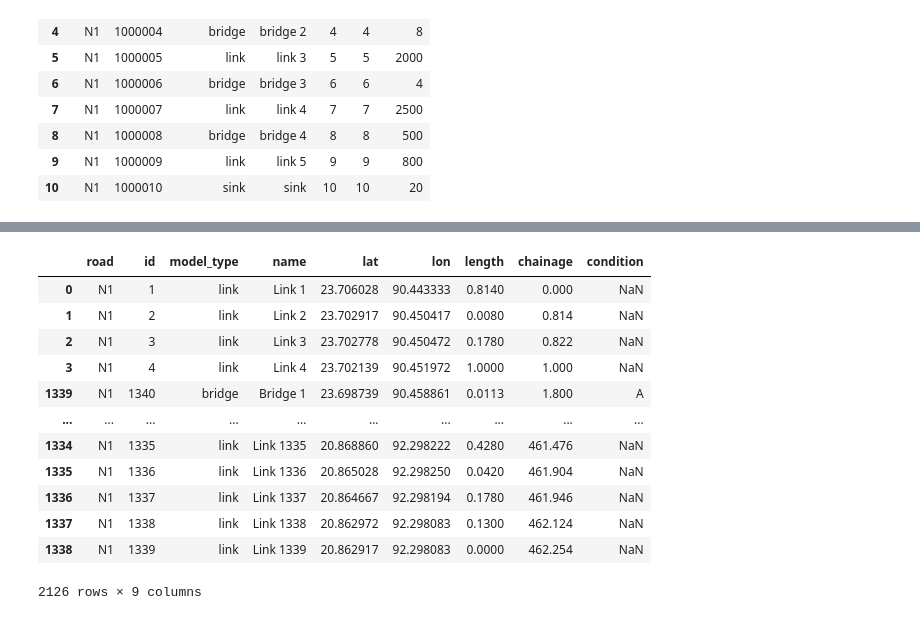
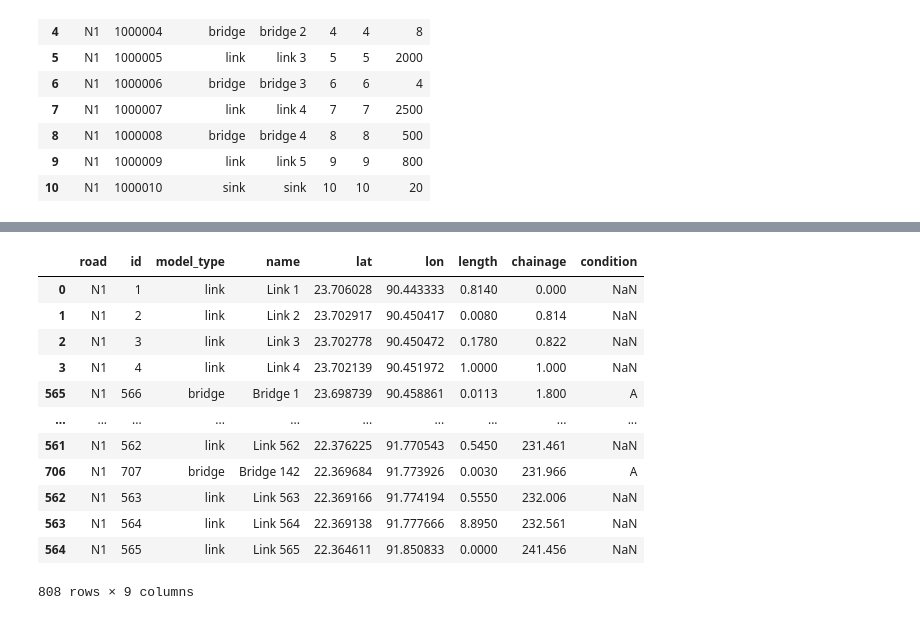
Before and after one commit to Anne-JS/advanced_simulation, a Jupyter notebook: EPA133a-G02-A2/model/Sven_doet_dingen.ipynb, the cells around one changed output, grey strips where cells are left out. Cells and saved outputs as stored; diff of their text form; code cells hidden in the pictures.

```diff
--- a/EPA133a-G02-A2/model/Sven_doet_dingen.ipynb
+++ b/EPA133a-G02-A2/model/Sven_doet_dingen.ipynb
@@ -66,6 +23,8 @@ df
 # %%
 # Filter the 'roads' DataFrame for rows where the 'road' column is 'N1'
 n1_roads = roads[roads['road'] == 'N1']
+n1_roads = n1_roads[(n1_roads['lon'] >= 90.44) & (n1_roads['lon'] <= 91.851) &
+                 (n1_roads['lat'] >= 22.363) & (n1_roads['lat'] <= 23.711)]
 
 # Generate an ID sequence starting from 1
 n1_roads['id'] = range(1, len(n1_roads) + 1)
@@ -122,36 +61,43 @@ See the caveats in the documentation: https://pandas.pydata.org/pandas-docs/stab
 # %%
 # Filter BMMS data for road 'N1'
 bmms_n1 = bmms[bmms['road'] == 'N1'].copy()
+bmms_n1 = bmms_n1[(bmms_n1['lon'] >= 90.44) & (bmms_n1['lon'] <= 91.851) &
+                 (bmms_n1['lat'] >= 22.363) & (bmms_n1['lat'] <= 23.711)]
+
+bmms_n1 = bmms_n1[~bmms_n1['name'].str.contains(r"\(R\)", na=False)]
+bmms_n1 = bmms_n1[~bmms_n1['name'].str.contains("right", case=False, na=False)]
+bmms_n1 = bmms_n1[~bmms_n1['name'].str.contains("RIGHT", case=False, na=False)]
+bmms_n1 = bmms_n1[~bmms_n1['name'].str.contains(r"\( R \)", na=False)]
 
 # Set up for new entries
 bmms_n1['model_type'] = 'bridge'
 bmms_n1['name'] = ['Bridge ' + str(i+1) for i in range(bmms_n1.shape[0])]
 bmms_n1['id'] = range(n1_roads_final['id'].max() + 1, n1_roads_final['id'].max() + 1 + bmms_n1.shape[0])
 bmms_n1['chainage'] = bmms_n1['km']  # Use 'km' as 'chainage'
 bmms_n1['length'] = bmms_n1['length'] / 1000
 
 # Select and rename columns to match the format of `n1_roads_final_with_chainage`
 bmms_n1_formatted = bmms_n1[['road', 'id', 'model_type', 'name', 'lat', 'lon', 'chainage', 'length', 'condition']]
 
 # Combine the dataframes and sort by chainage
 combined_df = pd.concat([n1_roads_final, bmms_n1_formatted], ignore_index=True).sort_values(by='chainage')
 
 # Display the first few rows of the combined and sorted DataFrame
 combined_df
 # %% [output]
 |  | road | id | model_type | name | lat | lon | length | chainage | condition |
 | 0 | N1 | 1 | link | Link 1 | 23.706028 | 90.443333 | 0.8140 | 0.000 | NaN |
 | 1 | N1 | 2 | link | Link 2 | 23.702917 | 90.450417 | 0.0080 | 0.814 | NaN |
 | 2 | N1 | 3 | link | Link 3 | 23.702778 | 90.450472 | 0.1780 | 0.822 | NaN |
 | 3 | N1 | 4 | link | Link 4 | 23.702139 | 90.451972 | 1.0000 | 1.000 | NaN |
-| 1339 | N1 | 1340 | bridge | Bridge 1 | 23.698739 | 90.458861 | 0.0113 | 1.800 | A |
+| 565 | N1 | 566 | bridge | Bridge 1 | 23.698739 | 90.458861 | 0.0113 | 1.800 | A |
 | ... | ... | ... | ... | ... | ... | ... | ... | ... | ... |
-| 1334 | N1 | 1335 | link | Link 1335 | 20.868860 | 92.298222 | 0.4280 | 461.476 | NaN |
-| 1335 | N1 | 1336 | link | Link 1336 | 20.865028 | 92.298250 | 0.0420 | 461.904 | NaN |
-| 1336 | N1 | 1337 | link | Link 1337 | 20.864667 | 92.298194 | 0.1780 | 461.946 | NaN |
-| 1337 | N1 | 1338 | link | Link 1338 | 20.862972 | 92.298083 | 0.1300 | 462.124 | NaN |
-| 1338 | N1 | 1339 | link | Link 1339 | 20.862917 | 92.298083 | 0.0000 | 462.254 | NaN |
+| 561 | N1 | 562 | link | Link 562 | 22.376225 | 91.770543 | 0.5450 | 231.461 | NaN |
+| 706 | N1 | 707 | bridge | Bridge 142 | 22.369684 | 91.773926 | 0.0030 | 231.966 | A |
+| 562 | N1 | 563 | link | Link 563 | 22.369166 | 91.774194 | 0.5550 | 232.006 | NaN |
+| 563 | N1 | 564 | link | Link 564 | 22.369138 | 91.777666 | 8.8950 | 232.561 | NaN |
+| 564 | N1 | 565 | link | Link 565 | 22.364611 | 91.850833 | 0.0000 | 241.456 | NaN |
-2126 rows × 9 columns
+808 rows × 9 columns
 # %%
 combined_df.iloc[0, 2] = 'source'
 combined_df.iloc[-1, combined_df.columns.get_loc('model_type')] = 'sink'
```
Also changed, not shown: parts of 13 cells of this notebook, 2 other files.
